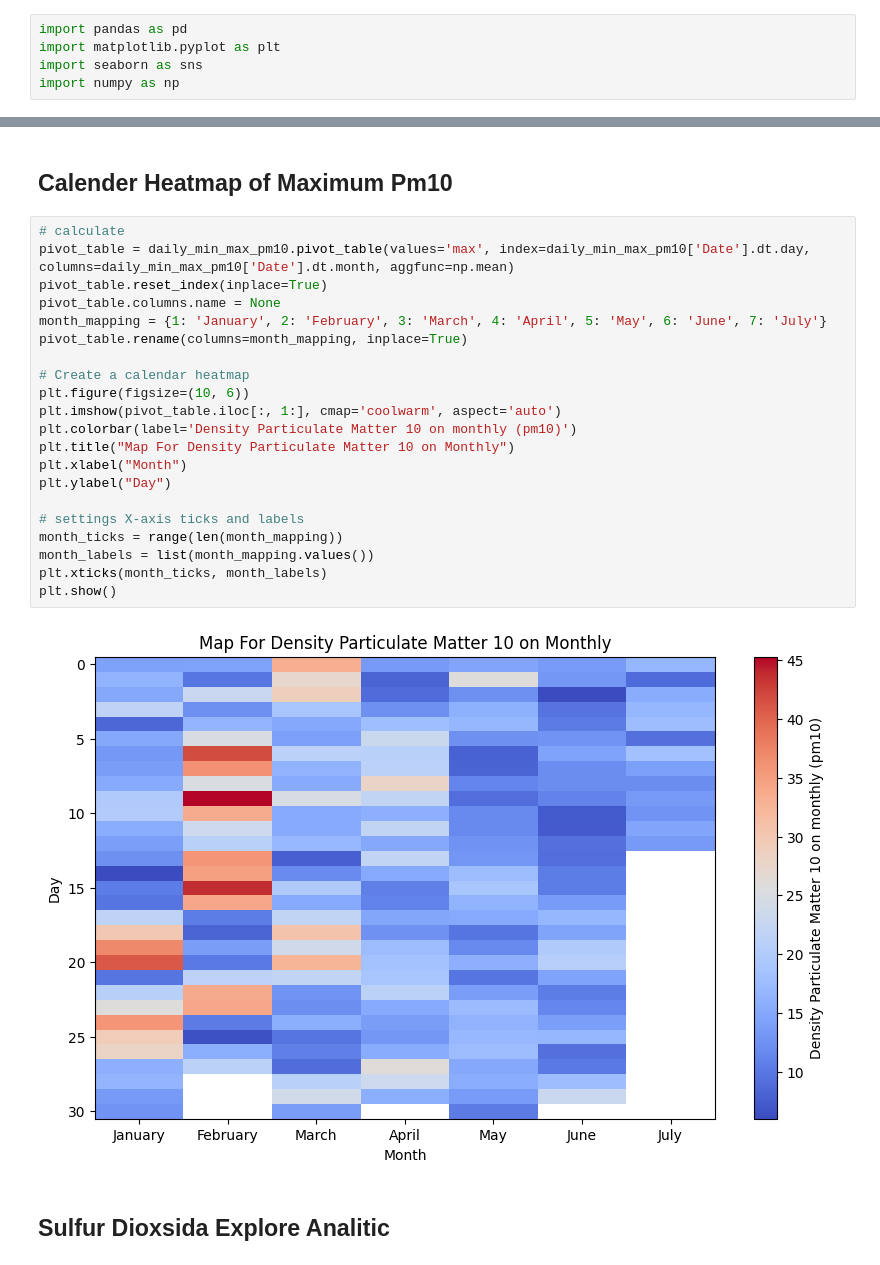
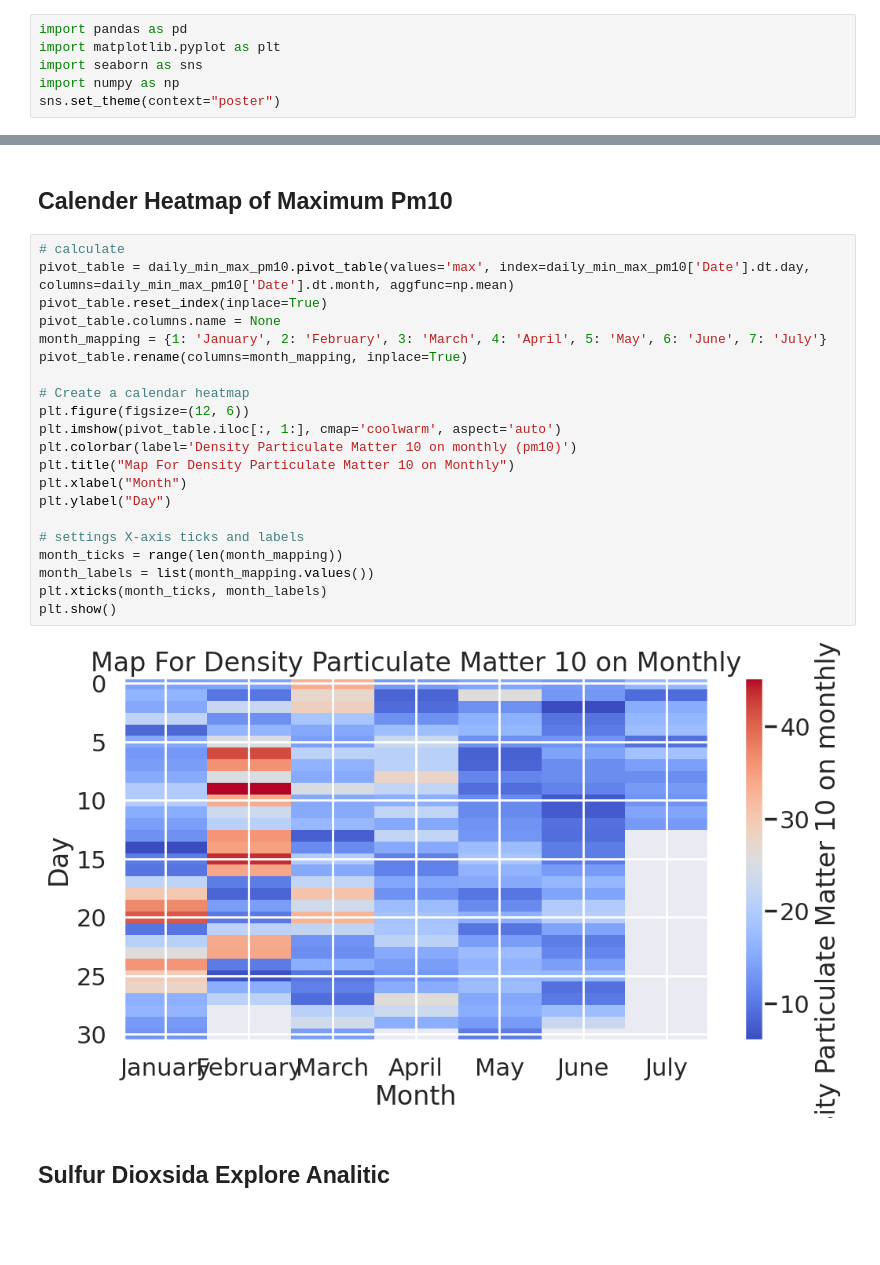
Before and after one commit to kayabaakihiko13/Scrapping_And_Analitic_OpenMeto, a Jupyter notebook: jupyter/eda.ipynb, the cells around one changed output, grey strips where cells are left out. Drawn from its saved outputs; the diff is of its cells as text; blank space fills up the shorter version.

```diff
--- a/jupyter/eda.ipynb
+++ b/jupyter/eda.ipynb
@@ -5,6 +5,7 @@ import pandas as pd
 import matplotlib.pyplot as plt
 import seaborn as sns
 import numpy as np
+sns.set_theme(context="poster")
 # %%
 df = pd.read_csv('../data/air_quality.csv')
 df.head()
@@ -173,26 +174,26 @@ plt.show()
 # %%
 # calculate
 pivot_table = daily_min_max_pm10.pivot_table(values='max', index=daily_min_max_pm10['Date'].dt.day, columns=daily_min_max_pm10['Date'].dt.month, aggfunc=np.mean)
 pivot_table.reset_index(inplace=True)
 pivot_table.columns.name = None
 month_mapping = {1: 'January', 2: 'February', 3: 'March', 4: 'April', 5: 'May', 6: 'June', 7: 'July'}
 pivot_table.rename(columns=month_mapping, inplace=True)
 
 # Create a calendar heatmap
-plt.figure(figsize=(10, 6))
+plt.figure(figsize=(12, 6))
 plt.imshow(pivot_table.iloc[:, 1:], cmap='coolwarm', aspect='auto')
 plt.colorbar(label='Density Particulate Matter 10 on monthly (pm10)')
 plt.title("Map For Density Particulate Matter 10 on Monthly")
 plt.xlabel("Month")
 plt.ylabel("Day")
 
 # settings X-axis ticks and labels
 month_ticks = range(len(month_mapping))
 month_labels = list(month_mapping.values())
 plt.xticks(month_ticks, month_labels)
 plt.show()
 # %% [output]
-[figure, old version]
+[figure, new version]
 # %% [markdown]
 ## Sulfur Dioxsida Explore Analitic
 # %%
```
Also changed, not shown: parts of 16 cells of this notebook.
